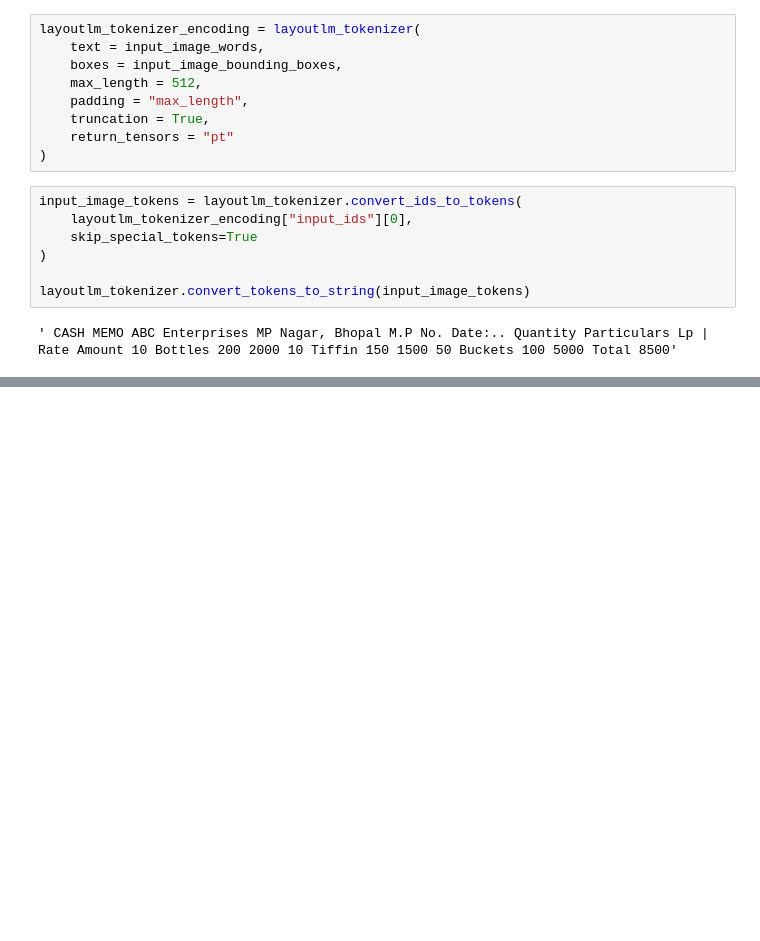
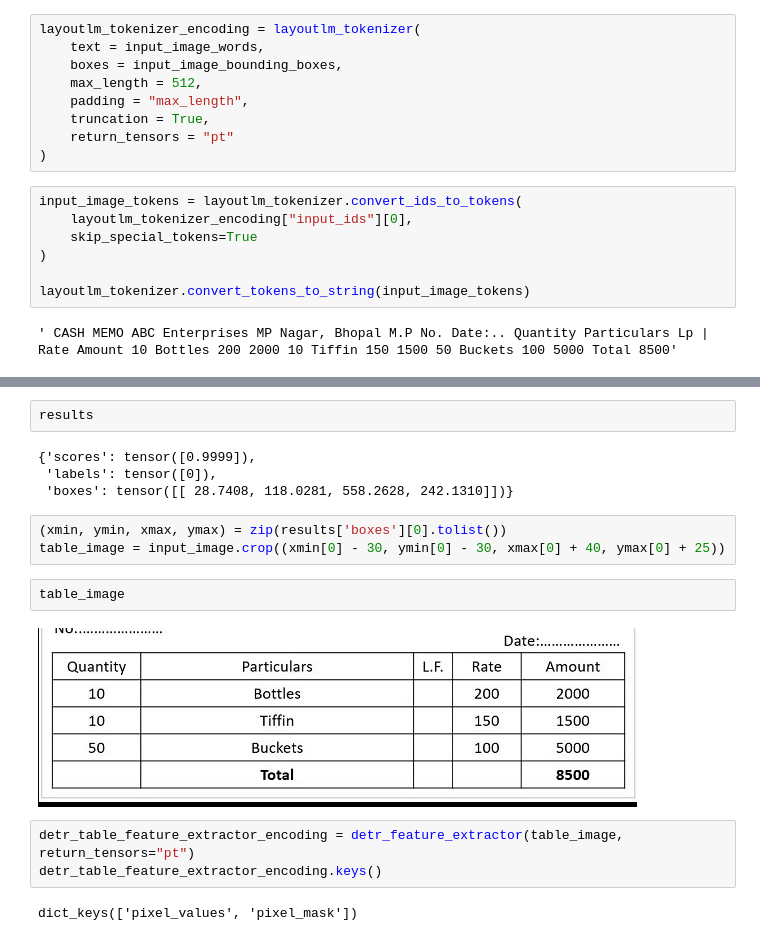
Before and after one commit to COS301-SE-2023/WriteToPdf, a Jupyter notebook: document-ai/document-ai.ipynb, the cells around one changed output, grey strips where cells are left out. Saved outputs shown, nothing was run; the diff lists cells and outputs as text; blank space fills up the shorter version.

```diff
--- a/document-ai/document-ai.ipynb
+++ b/document-ai/document-ai.ipynb
@@ -154,0 +221,18 @@ layoutlm_tokenizer.convert_tokens_to_string(input_image_tokens)
+# %%
+results
+# %% [output]
+{'scores': tensor([0.9999]),
+ 'labels': tensor([0]),
+ 'boxes': tensor([[ 28.7408, 118.0281, 558.2628, 242.1310]])}
+# %%
+(xmin, ymin, xmax, ymax) = zip(results['boxes'][0].tolist())
+table_image = input_image.crop((xmin[0] - 30, ymin[0] - 30, xmax[0] + 40, ymax[0] + 25))
+# %%
+table_image
+# %% [output]
+[figure, added]
+# %%
+detr_table_feature_extractor_encoding = detr_feature_extractor(table_image, return_tensors="pt")
+detr_table_feature_extractor_encoding.keys()
+# %% [output]
+dict_keys(['pixel_values', 'pixel_mask'])
```
Also changed, not shown: parts of 25 cells of this notebook.
